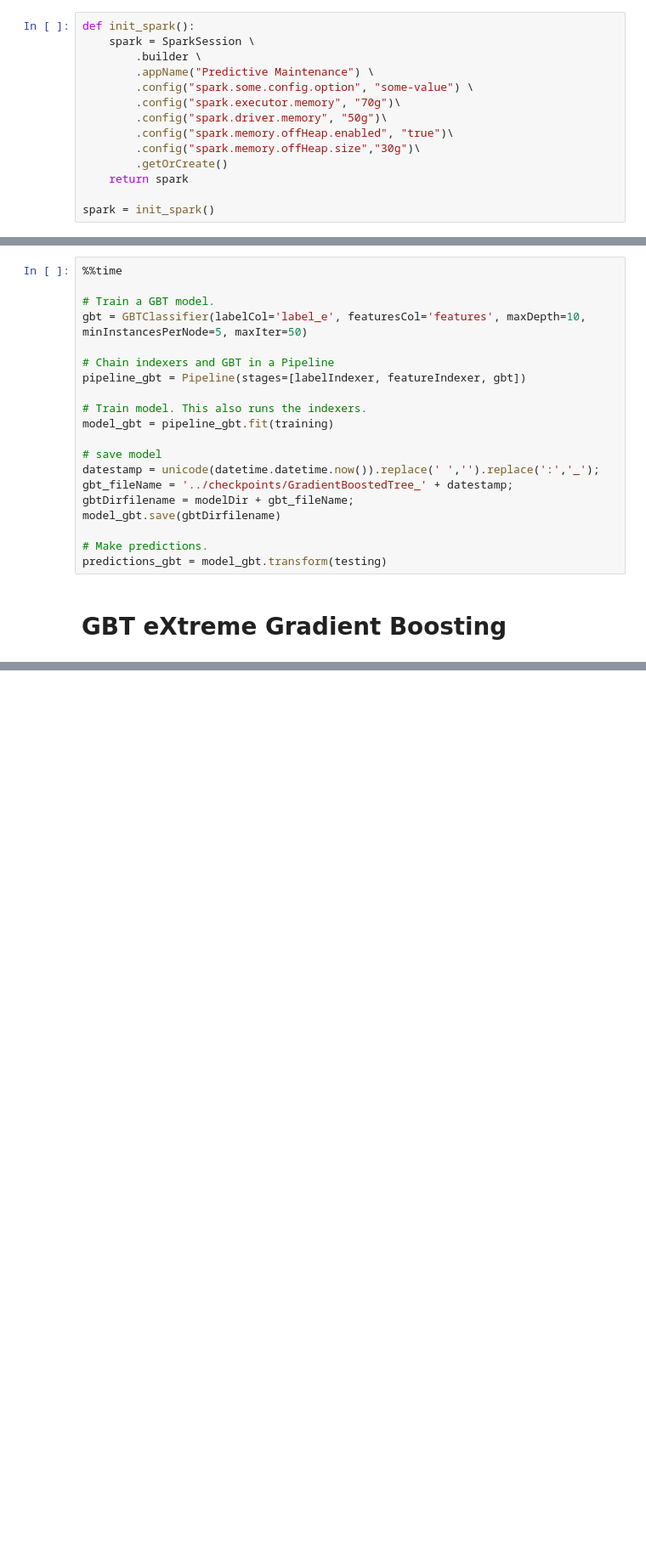
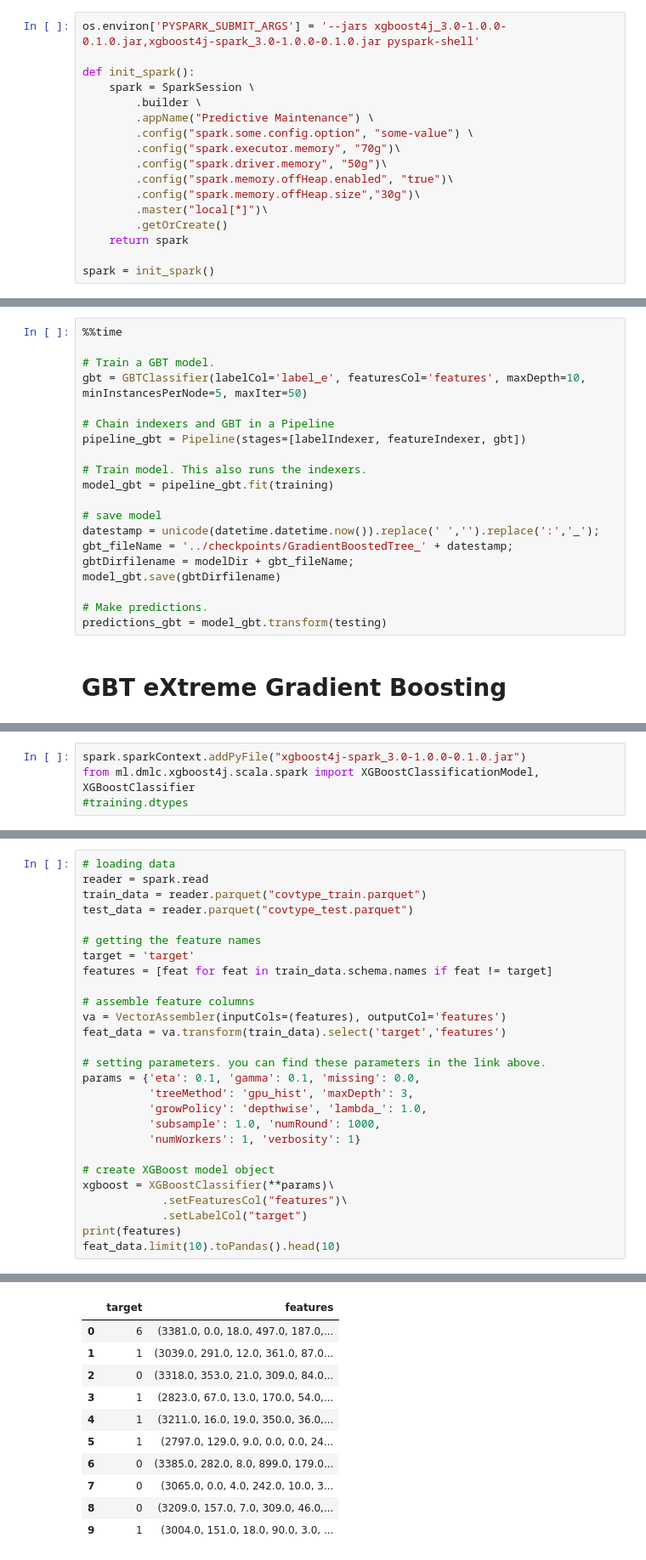
Before and after one commit to VisusAdAstra/Soen471, a Jupyter notebook: code/prototype2.ipynb, the cells around one changed output, grey strips where cells are left out. Shown at 85% size. Saved outputs shown, nothing was run; the diff lists cells and outputs as text; blank space fills up the shorter version.

```diff
--- a/code/prototype2.ipynb
+++ b/code/prototype2.ipynb
@@ -27,6 +27,8 @@ from sklearn.model_selection import RandomizedSearchCV
 from sklearn.model_selection import GridSearchCV
 from sklearn.model_selection import train_test_split
 # %%
+os.environ['PYSPARK_SUBMIT_ARGS'] = '--jars xgboost4j_3.0-1.0.0-0.1.0.jar,xgboost4j-spark_3.0-1.0.0-0.1.0.jar pyspark-shell'
+
 def init_spark():
     spark = SparkSession \
         .builder \
@@ -36,6 +38,7 @@ def init_spark():
         .config("spark.driver.memory", "50g")\
         .config("spark.memory.offHeap.enabled", "true")\
         .config("spark.memory.offHeap.size","30g")\
+        .master("local[*]")\
         .getOrCreate()
     return spark
 
@@ -221,0 +228,4 @@ Saving to: 'xgboost4j_3.0-1.0.0-0.1.0.jar'
+# %%
+spark.sparkContext.addPyFile("xgboost4j-spark_3.0-1.0.0-0.1.0.jar")
+from ml.dmlc.xgboost4j.scala.spark import XGBoostClassificationModel, XGBoostClassifier
+#training.dtypes
@@ -221,0 +283,28 @@ Saving to: 'xgboost4j_3.0-1.0.0-0.1.0.jar'
+# %%
+# loading data
+reader = spark.read
+train_data = reader.parquet("covtype_train.parquet")
+test_data = reader.parquet("covtype_test.parquet")
+
+# getting the feature names
+target = 'target'
+features = [feat for feat in train_data.schema.names if feat != target]
+
+# assemble feature columns
+va = VectorAssembler(inputCols=(features), outputCol='features')
+feat_data = va.transform(train_data).select('target','features')
+
+# setting parameters. you can find these parameters in the link above.
+params = {'eta': 0.1, 'gamma': 0.1, 'missing': 0.0,
+          'treeMethod': 'gpu_hist', 'maxDepth': 3,
+          'growPolicy': 'depthwise', 'lambda_': 1.0,
+          'subsample': 1.0, 'numRound': 1000,
+          'numWorkers': 1, 'verbosity': 1}
+
+# create XGBoost model object
+xgboost = XGBoostClassifier(**params)\
+            .setFeaturesCol("features")\
+            .setLabelCol("target")
+print(features)
+feat_data.limit(10).toPandas().head(10)
+# %% [output]
@@ -221,0 +312,11 @@ Saving to: 'xgboost4j_3.0-1.0.0-0.1.0.jar'
+|  | target | features |
+| 0 | 6 | (3381.0, 0.0, 18.0, 497.0, 187.0,... |
+| 1 | 1 | (3039.0, 291.0, 12.0, 361.0, 87.0... |
+| 2 | 0 | (3318.0, 353.0, 21.0, 309.0, 84.0... |
+| 3 | 1 | (2823.0, 67.0, 13.0, 170.0, 54.0,... |
+| 4 | 1 | (3211.0, 16.0, 19.0, 350.0, 36.0,... |
+| 5 | 1 | (2797.0, 129.0, 9.0, 0.0, 0.0, 24... |
+| 6 | 0 | (3385.0, 282.0, 8.0, 899.0, 179.0... |
+| 7 | 0 | (3065.0, 0.0, 4.0, 242.0, 10.0, 3... |
+| 8 | 0 | (3209.0, 157.0, 7.0, 309.0, 46.0,... |
+| 9 | 1 | (3004.0, 151.0, 18.0, 90.0, 3.0, ... |
```
Also changed, not shown: parts of 5 cells of this notebook, 3 other files.
